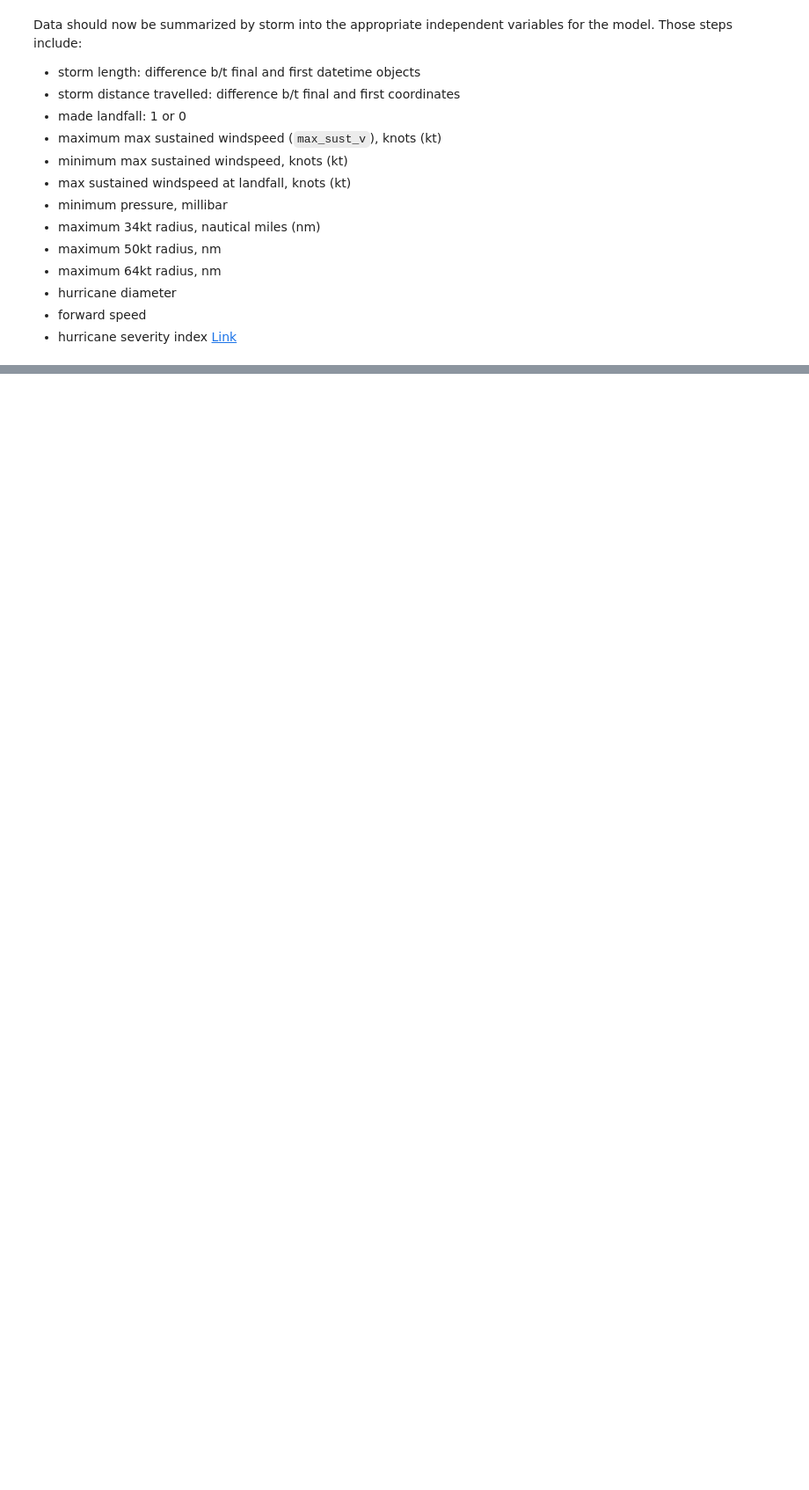
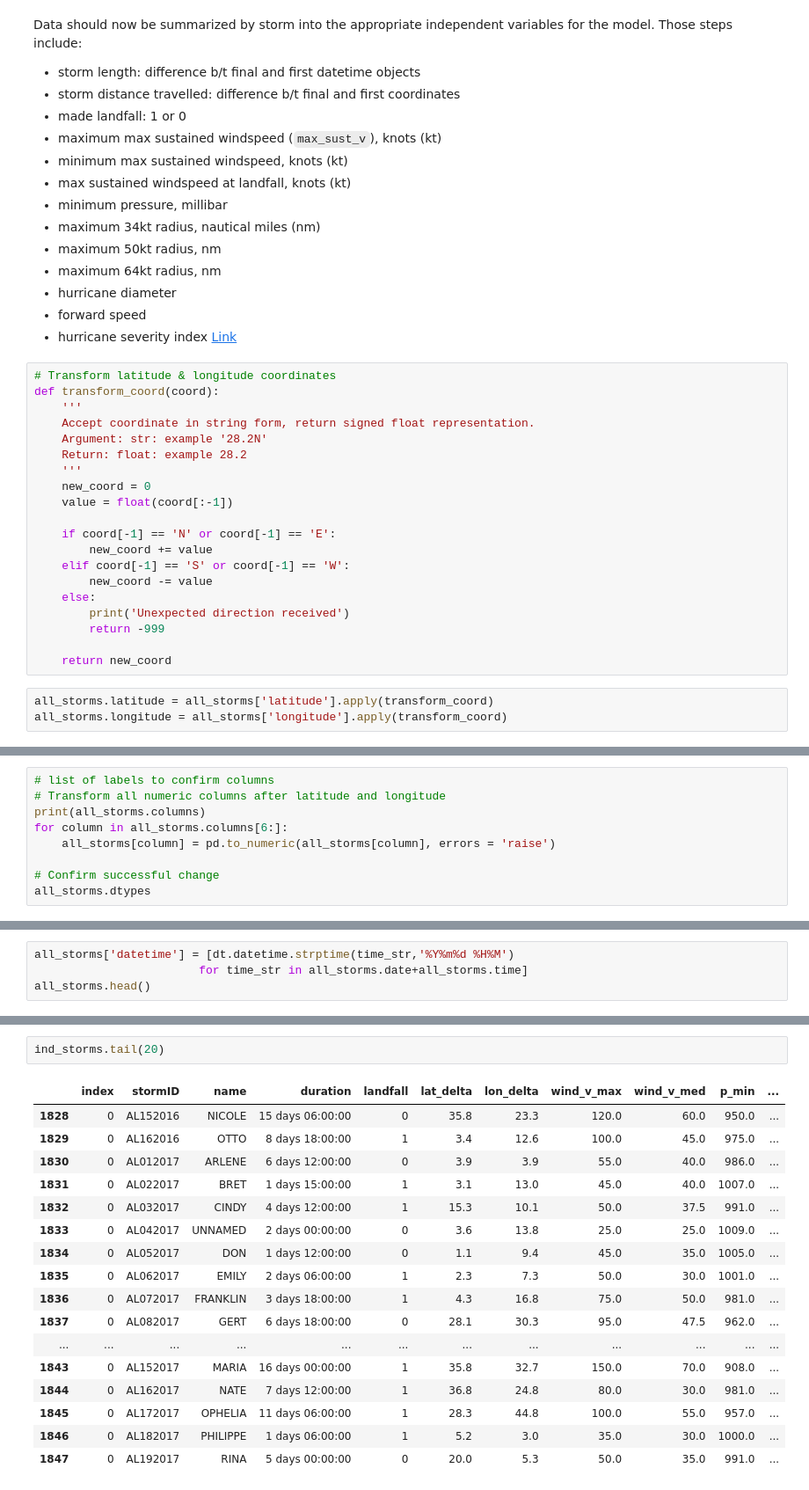
Before and after one commit to adamsxs/metis_project_02, a Jupyter notebook: weather_regression/NOAA_Hurdat_2.ipynb, the cells around one changed output, grey strips where cells are left out. Shown: that part at 88% size. Cells and saved outputs as stored; diff of their text form; blank space fills up the shorter version.

```diff
--- a/weather_regression/NOAA_Hurdat_2.ipynb
+++ b/weather_regression/NOAA_Hurdat_2.ipynb
@@ -160,3 +145,26 @@ Data should now be summarized by storm into the appropriate independent variable
 * hurricane diameter
 * forward speed
 * hurricane severity index [Link](https://en.wikipedia.org/wiki/Hurricane_Severity_Index)
+# %%
+# Transform latitude & longitude coordinates
+def transform_coord(coord):
+    '''
+    Accept coordinate in string form, return signed float representation.
+    Argument: str: example '28.2N'
+    Return: float: example 28.2
+    '''
+    new_coord = 0
+    value = float(coord[:-1])
+
+    if coord[-1] == 'N' or coord[-1] == 'E':
+        new_coord += value
+    elif coord[-1] == 'S' or coord[-1] == 'W':
+        new_coord -= value
+    else:
+        print('Unexpected direction received')
+        return -999
+
+    return new_coord
+# %%
+all_storms.latitude = all_storms['latitude'].apply(transform_coord)
+all_storms.longitude = all_storms['longitude'].apply(transform_coord)
@@ -162,0 +181,9 @@ Data should now be summarized by storm into the appropriate independent variable
+# %%
+# list of labels to confirm columns
+# Transform all numeric columns after latitude and longitude
+print(all_storms.columns)
+for column in all_storms.columns[6:]:
+    all_storms[column] = pd.to_numeric(all_storms[column], errors = 'raise')
+
+# Confirm successful change
+all_storms.dtypes
@@ -162,0 +213,4 @@ Data should now be summarized by storm into the appropriate independent variable
+# %%
+all_storms['datetime'] = [dt.datetime.strptime(time_str,'%Y%m%d %H%M')
+                        for time_str in all_storms.date+all_storms.time]
+all_storms.head()
@@ -162,0 +313,20 @@ Data should now be summarized by storm into the appropriate independent variable
+# %%
+ind_storms.tail(20)
+# %% [output]
+|  | index | stormID | name | duration | landfall | lat_delta | lon_delta | wind_v_max | wind_v_med | p_min | ... |
+| 1828 | 0 | AL152016 | NICOLE | 15 days 06:00:00 | 0 | 35.8 | 23.3 | 120.0 | 60.0 | 950.0 | ... |
+| 1829 | 0 | AL162016 | OTTO | 8 days 18:00:00 | 1 | 3.4 | 12.6 | 100.0 | 45.0 | 975.0 | ... |
+| 1830 | 0 | AL012017 | ARLENE | 6 days 12:00:00 | 0 | 3.9 | 3.9 | 55.0 | 40.0 | 986.0 | ... |
+| 1831 | 0 | AL022017 | BRET | 1 days 15:00:00 | 1 | 3.1 | 13.0 | 45.0 | 40.0 | 1007.0 | ... |
+| 1832 | 0 | AL032017 | CINDY | 4 days 12:00:00 | 1 | 15.3 | 10.1 | 50.0 | 37.5 | 991.0 | ... |
+| 1833 | 0 | AL042017 | UNNAMED | 2 days 00:00:00 | 0 | 3.6 | 13.8 | 25.0 | 25.0 | 1009.0 | ... |
+| 1834 | 0 | AL052017 | DON | 1 days 12:00:00 | 0 | 1.1 | 9.4 | 45.0 | 35.0 | 1005.0 | ... |
+| 1835 | 0 | AL062017 | EMILY | 2 days 06:00:00 | 1 | 2.3 | 7.3 | 50.0 | 30.0 | 1001.0 | ... |
+| 1836 | 0 | AL072017 | FRANKLIN | 3 days 18:00:00 | 1 | 4.3 | 16.8 | 75.0 | 50.0 | 981.0 | ... |
+| 1837 | 0 | AL082017 | GERT | 6 days 18:00:00 | 0 | 28.1 | 30.3 | 95.0 | 47.5 | 962.0 | ... |
+| ... | ... | ... | ... | ... | ... | ... | ... | ... | ... | ... | ... |
+| 1843 | 0 | AL152017 | MARIA | 16 days 00:00:00 | 1 | 35.8 | 32.7 | 150.0 | 70.0 | 908.0 | ... |
+| 1844 | 0 | AL162017 | NATE | 7 days 12:00:00 | 1 | 36.8 | 24.8 | 80.0 | 30.0 | 981.0 | ... |
+| 1845 | 0 | AL172017 | OPHELIA | 11 days 06:00:00 | 1 | 28.3 | 44.8 | 100.0 | 55.0 | 957.0 | ... |
+| 1846 | 0 | AL182017 | PHILIPPE | 1 days 06:00:00 | 1 | 5.2 | 3.0 | 35.0 | 30.0 | 1000.0 | ... |
+| 1847 | 0 | AL192017 | RINA | 5 days 00:00:00 | 0 | 20.0 | 5.3 | 50.0 | 35.0 | 991.0 | ... |
```
Also changed, not shown: parts of 14 cells of this notebook.
